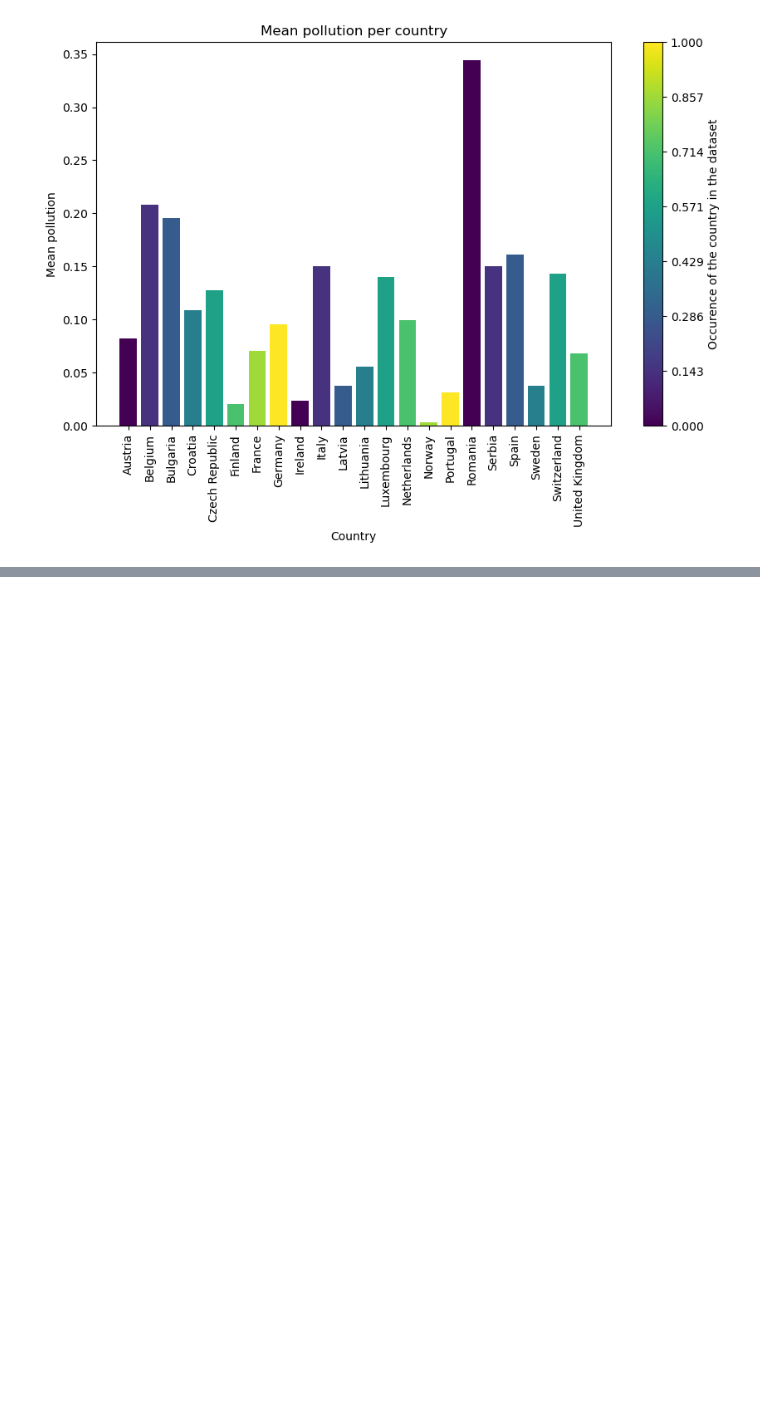
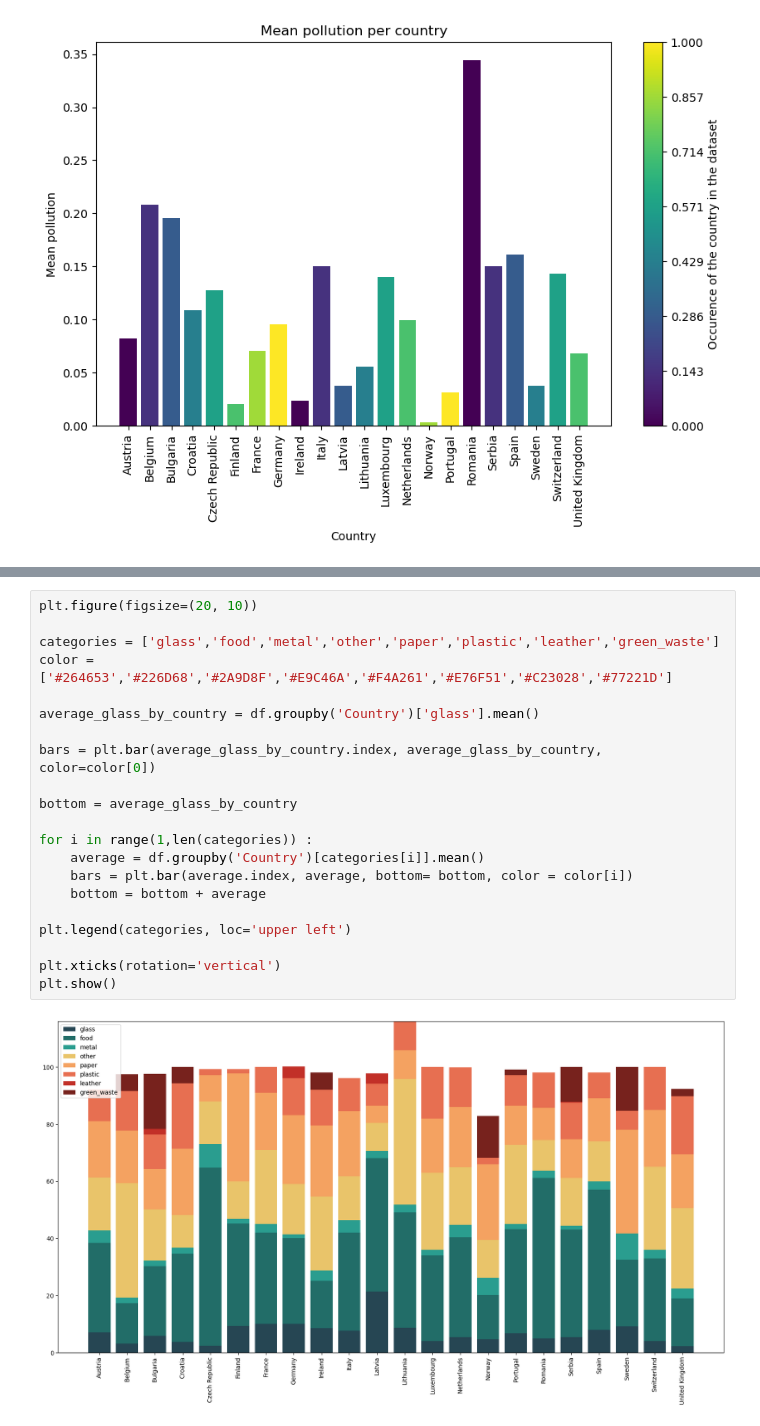
Before and after one commit to Cassette86/Green_ai_project_Water_polution, a Jupyter notebook: water_pollution_dataset/main.ipynb, the cells around one changed output, grey strips where cells are left out. Saved outputs shown, nothing was run; the diff lists cells and outputs as text; blank space fills up the shorter version.

```diff
--- a/water_pollution_dataset/main.ipynb
+++ b/water_pollution_dataset/main.ipynb
@@ -230,0 +245,23 @@ plt.show()
+# %%
+plt.figure(figsize=(20, 10))
+
+categories = ['glass','food','metal','other','paper','plastic','leather','green_waste']
+color = ['#264653','#226D68','#2A9D8F','#E9C46A','#F4A261','#E76F51','#C23028','#77221D']
+
+average_glass_by_country = df.groupby('Country')['glass'].mean()
+
+bars = plt.bar(average_glass_by_country.index, average_glass_by_country, color=color[0])
+
+bottom = average_glass_by_country
+
+for i in range(1,len(categories)) :
+    average = df.groupby('Country')[categories[i]].mean()
+    bars = plt.bar(average.index, average, bottom= bottom, color = color[i])
+    bottom = bottom + average
+
+plt.legend(categories, loc='upper left')
+
+plt.xticks(rotation='vertical')
+plt.show()
+# %% [output]
+[figure, added]
```
Also changed, not shown: parts of 6 cells of this notebook.
